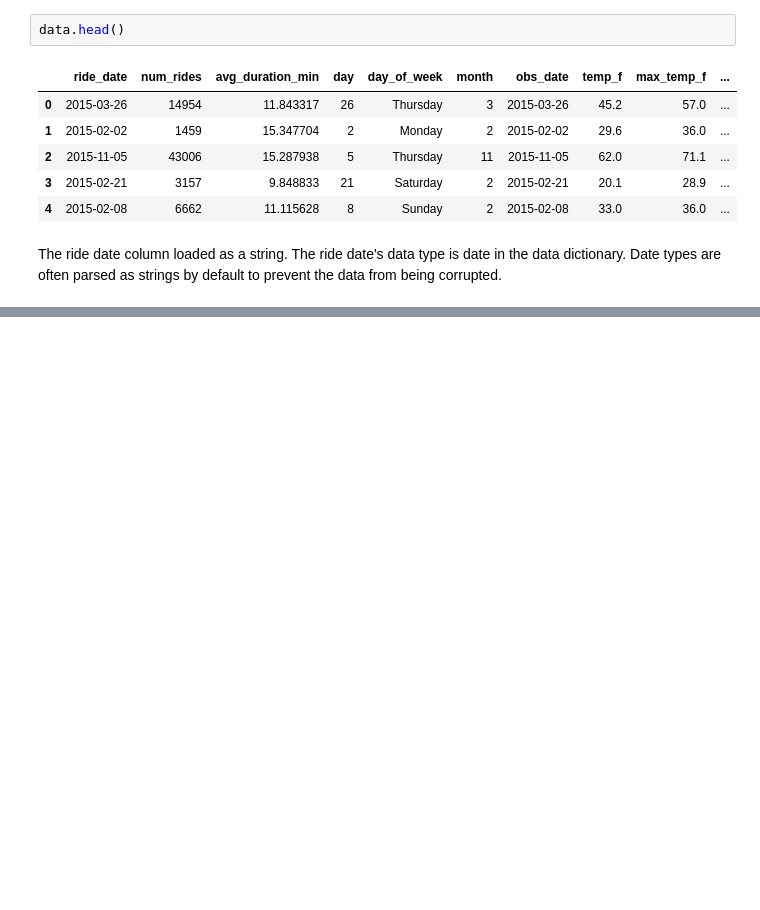
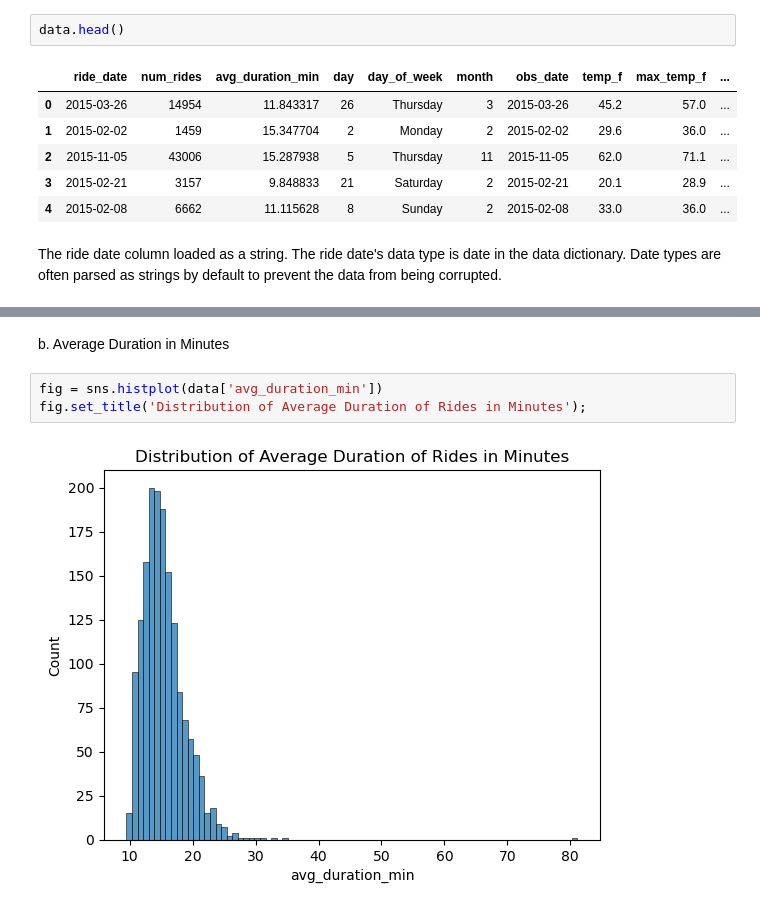
Before and after one commit to oluochl/-citibike-ridership-model-, a Jupyter notebook: Code/eda.ipynb, the cells around one changed output, grey strips where cells are left out. Drawn from its saved outputs; the diff is of its cells as text; blank space fills up the shorter version.

```diff
--- a/Code/eda.ipynb
+++ b/Code/eda.ipynb
@@ -44,0 +77,7 @@ The ride date column loaded as a string. The ride date's data type is date in th
+# %% [markdown]
+b. Average Duration in Minutes
+# %%
+fig = sns.histplot(data['avg_duration_min'])
+fig.set_title('Distribution of Average Duration of Rides in Minutes');
+# %% [output]
+[figure, added]
```
Also changed, not shown: parts of 21 cells of this notebook.
